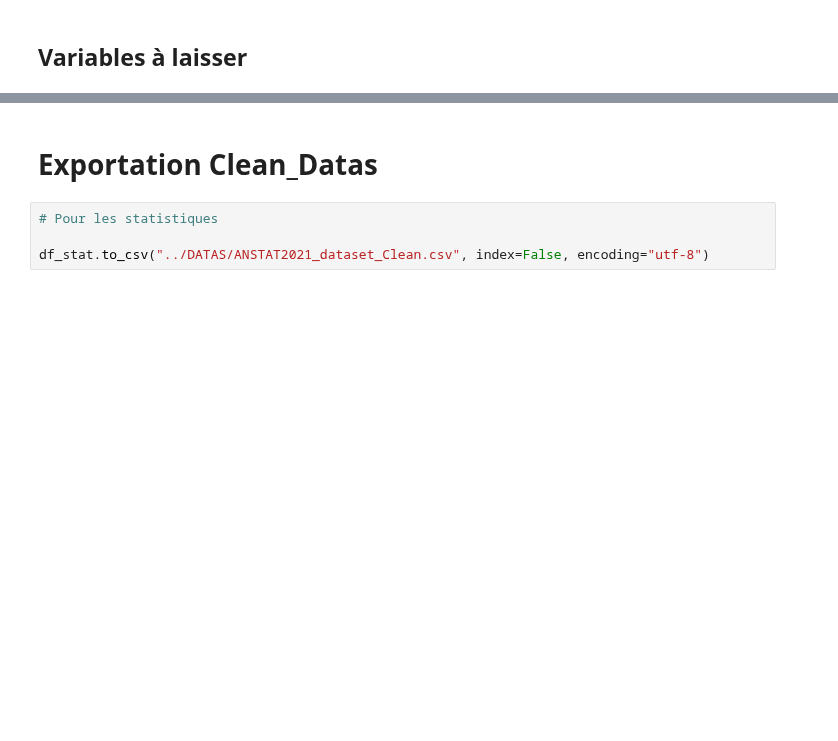
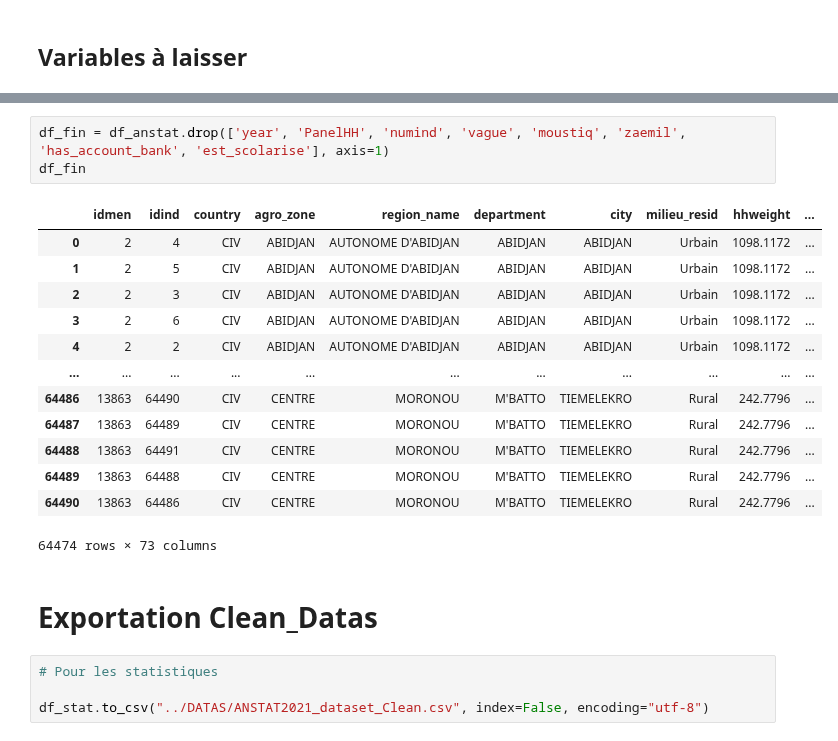
Before and after one commit to Didi17ane/Datas_Exploration, a Jupyter notebook: SCORING/ETL_Datas.ipynb, the cells around one changed output, grey strips where cells are left out. Drawn from its saved outputs; the diff is of its cells as text; blank space fills up the shorter version.

```diff
--- a/SCORING/ETL_Datas.ipynb
+++ b/SCORING/ETL_Datas.ipynb
@@ -750,3 +761,20 @@ df_stat
+# %%
+df_fin = df_anstat.drop(['year', 'PanelHH', 'numind', 'vague', 'moustiq', 'zaemil', 'has_account_bank', 'est_scolarise'], axis=1)
+df_fin
+# %% [output]
+|  | idmen | idind | country | agro_zone | region_name | department | city | milieu_resid | hhweight | ... |
+| 0 | 2 | 4 | CIV | ABIDJAN | AUTONOME D'ABIDJAN | ABIDJAN | ABIDJAN | Urbain | 1098.1172 | ... |
+| 1 | 2 | 5 | CIV | ABIDJAN | AUTONOME D'ABIDJAN | ABIDJAN | ABIDJAN | Urbain | 1098.1172 | ... |
+| 2 | 2 | 3 | CIV | ABIDJAN | AUTONOME D'ABIDJAN | ABIDJAN | ABIDJAN | Urbain | 1098.1172 | ... |
+| 3 | 2 | 6 | CIV | ABIDJAN | AUTONOME D'ABIDJAN | ABIDJAN | ABIDJAN | Urbain | 1098.1172 | ... |
+| 4 | 2 | 2 | CIV | ABIDJAN | AUTONOME D'ABIDJAN | ABIDJAN | ABIDJAN | Urbain | 1098.1172 | ... |
+| ... | ... | ... | ... | ... | ... | ... | ... | ... | ... | ... |
+| 64486 | 13863 | 64490 | CIV | CENTRE | MORONOU | M'BATTO | TIEMELEKRO | Rural | 242.7796 | ... |
+| 64487 | 13863 | 64489 | CIV | CENTRE | MORONOU | M'BATTO | TIEMELEKRO | Rural | 242.7796 | ... |
+| 64488 | 13863 | 64491 | CIV | CENTRE | MORONOU | M'BATTO | TIEMELEKRO | Rural | 242.7796 | ... |
+| 64489 | 13863 | 64488 | CIV | CENTRE | MORONOU | M'BATTO | TIEMELEKRO | Rural | 242.7796 | ... |
+| 64490 | 13863 | 64486 | CIV | CENTRE | MORONOU | M'BATTO | TIEMELEKRO | Rural | 242.7796 | ... |
+64474 rows × 73 columns
 # %% [markdown]
 # **Exportation Clean_Datas**
 # %%
```
Also changed, not shown: parts of 14 cells of this notebook, 2 other files.
